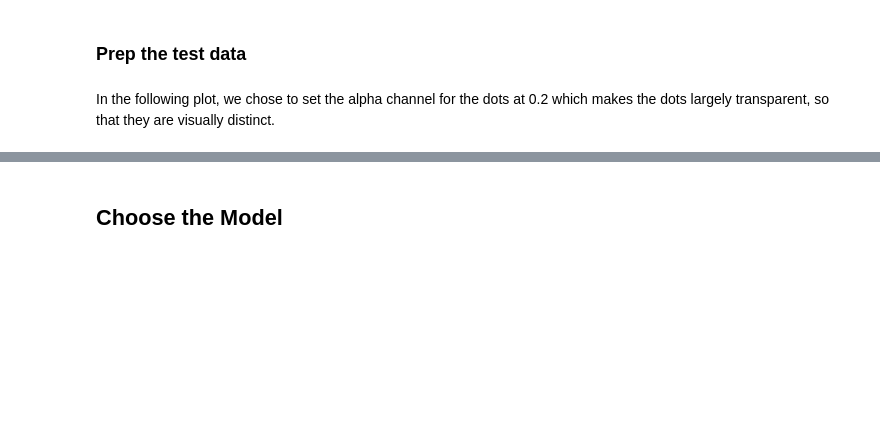
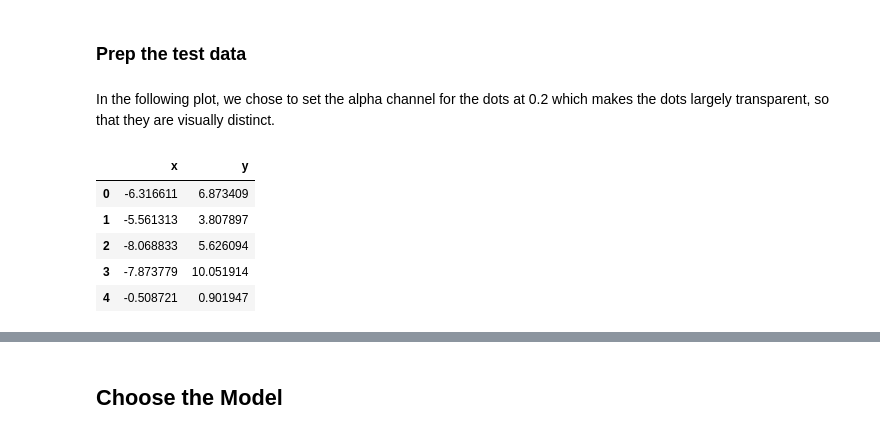
Before and after one commit to chalmerlowe/machine_learning, a Jupyter notebook: 02_naive_bayes/02_naive_bayes.ipynb, the cells around one changed output, grey strips where cells are left out. Cells and saved outputs as stored; diff of their text form; code cells hidden in the pictures; blank space fills up the shorter version.

```diff
--- a/02_naive_bayes/02_naive_bayes.ipynb
+++ b/02_naive_bayes/02_naive_bayes.ipynb
@@ -97,4 +115,19 @@ plt.title("Red and Blue Training Data");
 ### Prep the test data
 # %% [markdown]
 In the following plot, we chose to set the alpha channel for the dots at 0.2 which makes the dots largely transparent, so that they are visually distinct.
+# %%
+# 2000 rows of uncategorized data
+
+df_test = pd.read_csv('../universal_datasets/nbayes_test.csv',
+                      names=['x','y'])
+
+X_test = df_test[['x', 'y']]
+X_test.head()
+# %% [output]
+|  | x | y |
+| 0 | -6.316611 | 6.873409 |
+| 1 | -5.561313 | 3.807897 |
+| 2 | -8.068833 | 5.626094 |
+| 3 | -7.873779 | 10.051914 |
+| 4 | -0.508721 | 0.901947 |
 # %%
```
Also changed, not shown: parts of 10 cells of this notebook, 2 other files.
